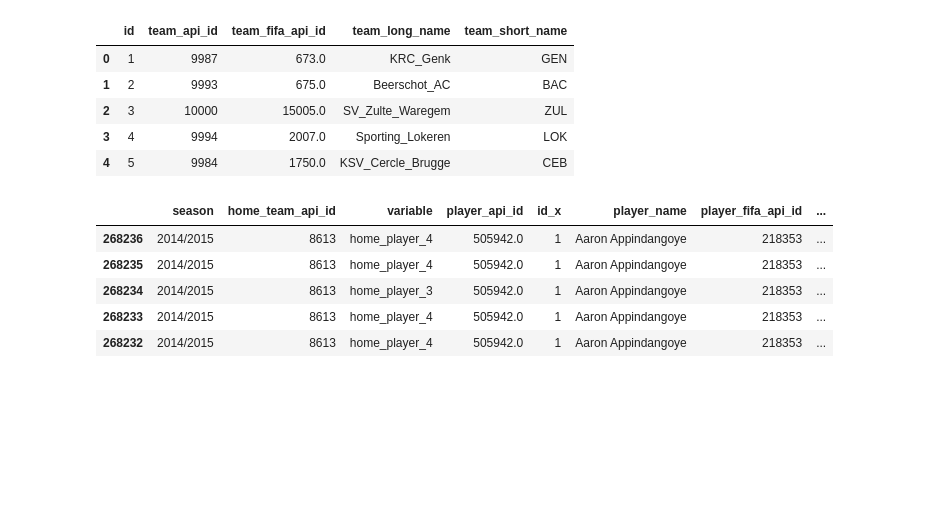
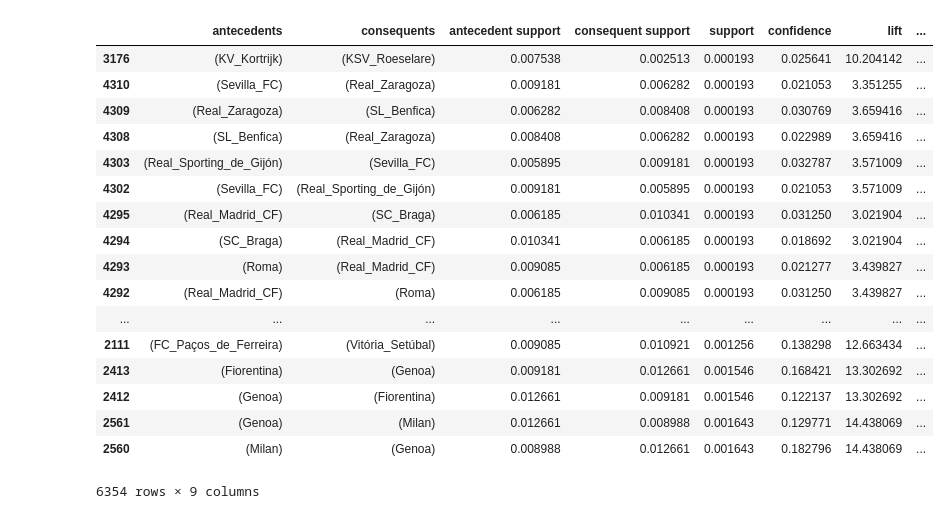
Before and after one commit to jeffguerra/Projeto-Transa-es-no-Futebol, a Jupyter notebook: Projeto - Grafos - Futebol.ipynb, the cells around one changed output. Cells and saved outputs as stored; diff of their text form; code cells hidden in the pictures; blank space fills up the shorter version.

Commit message:
Realizado a cesta para incluir futuramente em um grafico de nós

```diff
--- a/Projeto - Grafos - Futebol.ipynb
+++ b/Projeto - Grafos - Futebol.ipynb
@@ -25 +5,19 @@ pd.set_option('display.max_columns', None)
+# %%
+#Importando Pacotes
+import pandas as pd
+import sqlite3
+import numpy as np
+!pip -q install mlxtend
+from mlxtend.frequent_patterns import apriori
+from mlxtend.frequent_patterns import association_rules
+!pip -q install pyvis
+from pyvis import network as net
+import networkx as nx
+
+
+##Pre sets##
+
+#Maximo Colunas
+pd.set_option('display.max_columns', 100)
+pd.set_option('display.max_rows', 100)
 # %%
@@ -92,18 +73,43 @@ tmp.head()
-# %%
-teams.head()
-# %% [output]
-|  | id | team_api_id | team_fifa_api_id | team_long_name | team_short_name |
-| 0 | 1 | 9987 | 673.0 | KRC_Genk | GEN |
-| 1 | 2 | 9993 | 675.0 | Beerschot_AC | BAC |
-| 2 | 3 | 10000 | 15005.0 | SV_Zulte_Waregem | ZUL |
-| 3 | 4 | 9994 | 2007.0 | Sporting_Lokeren | LOK |
-| 4 | 5 | 9984 | 1750.0 | KSV_Cercle_Brugge | CEB |
-# %%
-TeamsPlayer.head()
-# %% [output]
-|  | season | home_team_api_id | variable | player_api_id | id_x | player_name | player_fifa_api_id | ... |
-| 268236 | 2014/2015 | 8613 | home_player_4 | 505942.0 | 1 | Aaron Appindangoye | 218353 | ... |
-| 268235 | 2014/2015 | 8613 | home_player_4 | 505942.0 | 1 | Aaron Appindangoye | 218353 | ... |
-| 268234 | 2014/2015 | 8613 | home_player_3 | 505942.0 | 1 | Aaron Appindangoye | 218353 | ... |
-| 268233 | 2014/2015 | 8613 | home_player_4 | 505942.0 | 1 | Aaron Appindangoye | 218353 | ... |
-| 268232 | 2014/2015 | 8613 | home_player_4 | 505942.0 | 1 | Aaron Appindangoye | 218353 | ... |
+# %%
+#Criando cesta de dados
+
+basket = (TeamsPlayer
+          .groupby(['player_name', 'team_long_name'])['id_x']
+          .sum().unstack().reset_index().fillna(0)
+          .set_index('player_name'))
+
+#Transformando informações em binário para utilização do apriori
+def encode_units(x):
+    if x <= 0:
+        return 0
+    if x >= 1:
+        return 1
+
+basket_sets = basket.applymap(encode_units)
+
+#Criando dataset de frequencia
+frequent_itemsets = apriori(basket_sets, min_support=0.00010, use_colnames=True)
+
+#Criando associação dos dados da cesta
+rules = association_rules(frequent_itemsets, metric="lift", min_threshold=1)
+# %%
+rules.sort_values("support")
+# %% [output]
+|  | antecedents | consequents | antecedent support | consequent support | support | confidence | lift | ... |
+| 3176 | (KV_Kortrijk) | (KSV_Roeselare) | 0.007538 | 0.002513 | 0.000193 | 0.025641 | 10.204142 | ... |
+| 4310 | (Sevilla_FC) | (Real_Zaragoza) | 0.009181 | 0.006282 | 0.000193 | 0.021053 | 3.351255 | ... |
+| 4309 | (Real_Zaragoza) | (SL_Benfica) | 0.006282 | 0.008408 | 0.000193 | 0.030769 | 3.659416 | ... |
+| 4308 | (SL_Benfica) | (Real_Zaragoza) | 0.008408 | 0.006282 | 0.000193 | 0.022989 | 3.659416 | ... |
+| 4303 | (Real_Sporting_de_Gijón) | (Sevilla_FC) | 0.005895 | 0.009181 | 0.000193 | 0.032787 | 3.571009 | ... |
+| 4302 | (Sevilla_FC) | (Real_Sporting_de_Gijón) | 0.009181 | 0.005895 | 0.000193 | 0.021053 | 3.571009 | ... |
+| 4295 | (Real_Madrid_CF) | (SC_Braga) | 0.006185 | 0.010341 | 0.000193 | 0.031250 | 3.021904 | ... |
+| 4294 | (SC_Braga) | (Real_Madrid_CF) | 0.010341 | 0.006185 | 0.000193 | 0.018692 | 3.021904 | ... |
+| 4293 | (Roma) | (Real_Madrid_CF) | 0.009085 | 0.006185 | 0.000193 | 0.021277 | 3.439827 | ... |
+| 4292 | (Real_Madrid_CF) | (Roma) | 0.006185 | 0.009085 | 0.000193 | 0.031250 | 3.439827 | ... |
+| ... | ... | ... | ... | ... | ... | ... | ... | ... |
+| 2111 | (FC_Paços_de_Ferreira) | (Vitória_Setúbal) | 0.009085 | 0.010921 | 0.001256 | 0.138298 | 12.663434 | ... |
+| 2413 | (Fiorentina) | (Genoa) | 0.009181 | 0.012661 | 0.001546 | 0.168421 | 13.302692 | ... |
+| 2412 | (Genoa) | (Fiorentina) | 0.012661 | 0.009181 | 0.001546 | 0.122137 | 13.302692 | ... |
+| 2561 | (Genoa) | (Milan) | 0.012661 | 0.008988 | 0.001643 | 0.129771 | 14.438069 | ... |
+| 2560 | (Milan) | (Genoa) | 0.008988 | 0.012661 | 0.001643 | 0.182796 | 14.438069 | ... |
+6354 rows × 9 columns
```
Also changed, not shown: parts of 10 cells of this notebook.
